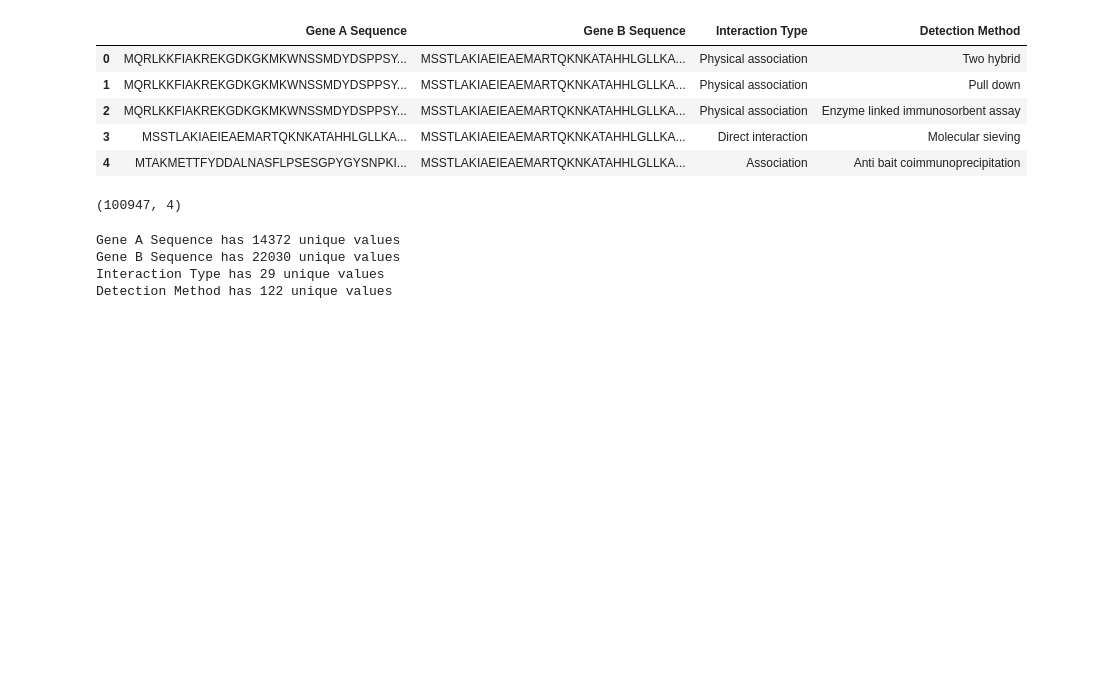
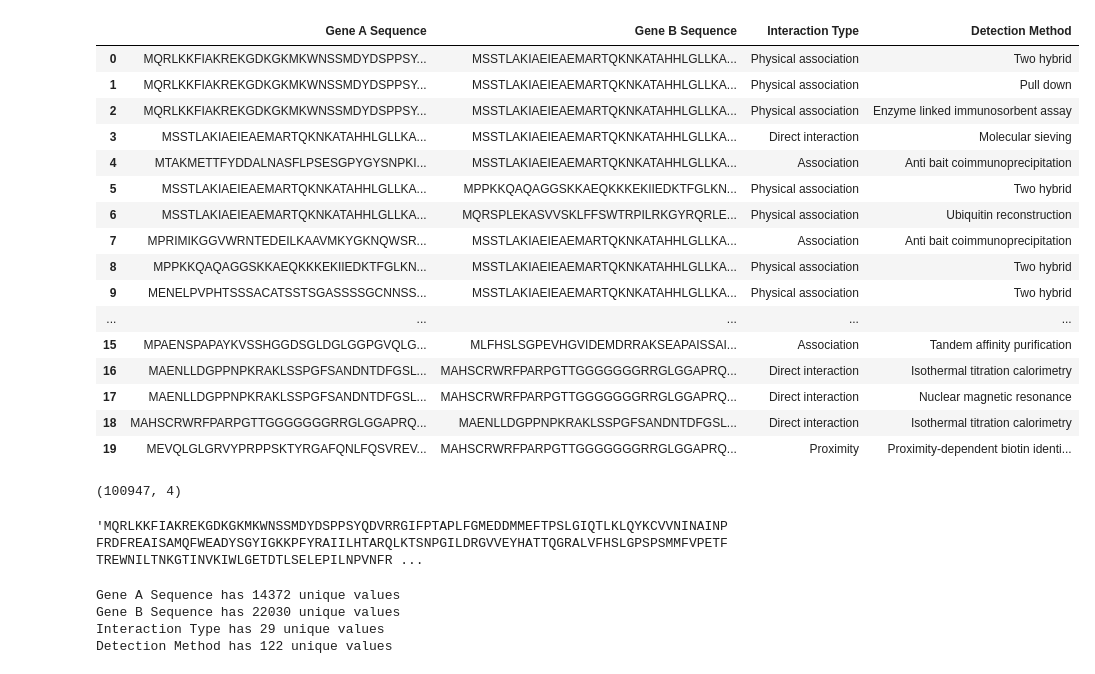
Before and after one commit to xXViridianXx/258RAss2, a Jupyter notebook: EDA.ipynb, the cells around one changed output. Drawn from its saved outputs; the diff is of its cells as text; code cells hidden in the pictures; blank space fills up the shorter version.

```diff
--- a/EDA.ipynb
+++ b/EDA.ipynb
@@ -3,18 +3,33 @@ import pandas as pd
 # %%
 df = pd.read_csv('protein_data.csv')
 df.drop('Unnamed: 0', axis=1, inplace=True)
-df.head()
+df.head(20)
 # %% [output]
 |  | Gene A Sequence | Gene B Sequence | Interaction Type | Detection Method |
 | 0 | MQRLKKFIAKREKGDKGKMKWNSSMDYDSPPSY... | MSSTLAKIAEIEAEMARTQKNKATAHHLGLLKA... | Physical association | Two hybrid |
 | 1 | MQRLKKFIAKREKGDKGKMKWNSSMDYDSPPSY... | MSSTLAKIAEIEAEMARTQKNKATAHHLGLLKA... | Physical association | Pull down |
 | 2 | MQRLKKFIAKREKGDKGKMKWNSSMDYDSPPSY... | MSSTLAKIAEIEAEMARTQKNKATAHHLGLLKA... | Physical association | Enzyme linked immunosorbent assay |
 | 3 | MSSTLAKIAEIEAEMARTQKNKATAHHLGLLKA... | MSSTLAKIAEIEAEMARTQKNKATAHHLGLLKA... | Direct interaction | Molecular sieving |
 | 4 | MTAKMETTFYDDALNASFLPSESGPYGYSNPKI... | MSSTLAKIAEIEAEMARTQKNKATAHHLGLLKA... | Association | Anti bait coimmunoprecipitation |
+| 5 | MSSTLAKIAEIEAEMARTQKNKATAHHLGLLKA... | MPPKKQAQAGGSKKAEQKKKEKIIEDKTFGLKN... | Physical association | Two hybrid |
+| 6 | MSSTLAKIAEIEAEMARTQKNKATAHHLGLLKA... | MQRSPLEKASVVSKLFFSWTRPILRKGYRQRLE... | Physical association | Ubiquitin reconstruction |
+| 7 | MPRIMIKGGVWRNTEDEILKAAVMKYGKNQWSR... | MSSTLAKIAEIEAEMARTQKNKATAHHLGLLKA... | Association | Anti bait coimmunoprecipitation |
+| 8 | MPPKKQAQAGGSKKAEQKKKEKIIEDKTFGLKN... | MSSTLAKIAEIEAEMARTQKNKATAHHLGLLKA... | Physical association | Two hybrid |
+| 9 | MENELPVPHTSSSACATSSTSGASSSSGCNNSS... | MSSTLAKIAEIEAEMARTQKNKATAHHLGLLKA... | Physical association | Two hybrid |
+| ... | ... | ... | ... | ... |
+| 15 | MPAENSPAPAYKVSSHGGDSGLDGLGGPGVQLG... | MLFHSLSGPEVHGVIDEMDRRAKSEAPAISSAI... | Association | Tandem affinity purification |
+| 16 | MAENLLDGPPNPKRAKLSSPGFSANDNTDFGSL... | MAHSCRWRFPARPGTTGGGGGGGRRGLGGAPRQ... | Direct interaction | Isothermal titration calorimetry |
+| 17 | MAENLLDGPPNPKRAKLSSPGFSANDNTDFGSL... | MAHSCRWRFPARPGTTGGGGGGGRRGLGGAPRQ... | Direct interaction | Nuclear magnetic resonance |
+| 18 | MAHSCRWRFPARPGTTGGGGGGGRRGLGGAPRQ... | MAENLLDGPPNPKRAKLSSPGFSANDNTDFGSL... | Direct interaction | Isothermal titration calorimetry |
+| 19 | MEVQLGLGRVYPRPPSKTYRGAFQNLFQSVREV... | MAHSCRWRFPARPGTTGGGGGGGRRGLGGAPRQ... | Proximity | Proximity-dependent biotin identi... |
 # %%
 df.shape
 # %% [output]
 (100947, 4)
+# %%
+df["Gene A Sequence"][0]
+# %% [output]
+'MQRLKKFIAKREKGDKGKMKWNSSMDYDSPPSYQDVRRGIFPTAPLFGMEDDMMEFTPSLGIQTLKLQYKCVVNINAINPFRDFREAISAMQFWEADYSGYIGKKPFYRAIILHTARQLKTSNPGILDRGVVEYHATTQGRALVFHSLGPSPSMMFVPETFTREWNILTNKGTINVKIWLGETDTLSELEPILNPVNFR ...
 # %%
 def uniqueValues(label, values):
     print(f"{label} has {values} unique values")
```
Also changed, not shown: parts of 1 cell of this notebook, 1 other file.
